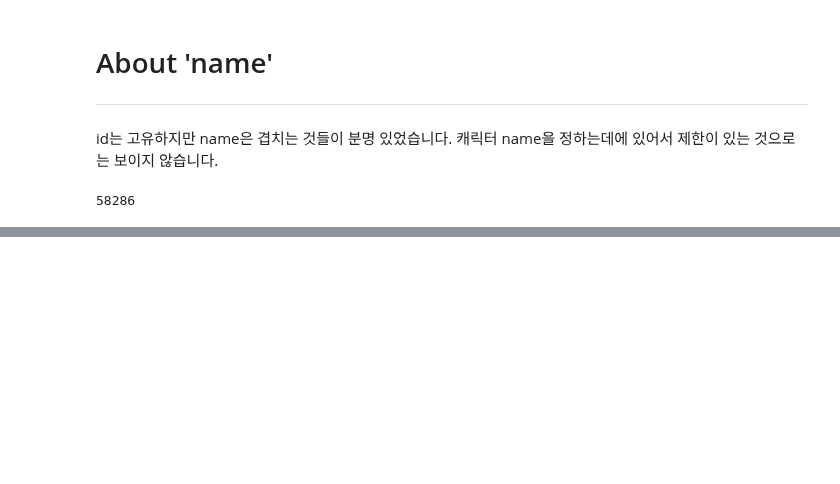
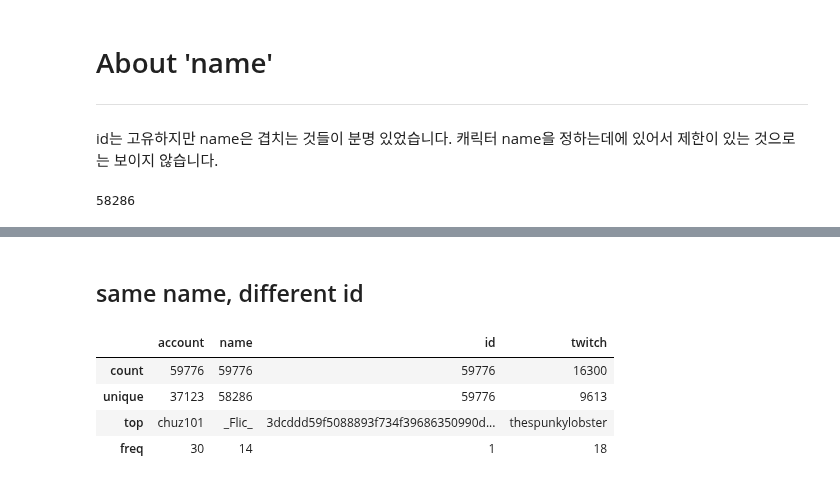
Before and after one commit to Angela-Park-JE/TIL_ver1, a Jupyter notebook: ToyPJT-POE_user/EDA_poe_stats_5_user.ipynb, the cells around one changed output, grey strips where cells are left out. Drawn from its saved outputs; the diff is of its cells as text; code cells hidden in the pictures; blank space fills up the shorter version.

```diff
--- a/ToyPJT-POE_user/EDA_poe_stats_5_user.ipynb
+++ b/ToyPJT-POE_user/EDA_poe_stats_5_user.ipynb
@@ -72,0 +107,10 @@ df['name'].nunique()
+# %% [markdown]
+## same name, different id
+# %%
+df[['account','name', 'id', 'twitch']].describe()
+# %% [output]
+|  | account | name | id | twitch |
+| count | 59776 | 59776 | 59776 | 16300 |
+| unique | 37123 | 58286 | 59776 | 9613 |
+| top | chuz101 | _Flic_ | 3dcddd59f5088893f734f39686350990d... | thespunkylobster |
+| freq | 30 | 14 | 1 | 18 |
```
Also changed, not shown: parts of 17 cells of this notebook.
